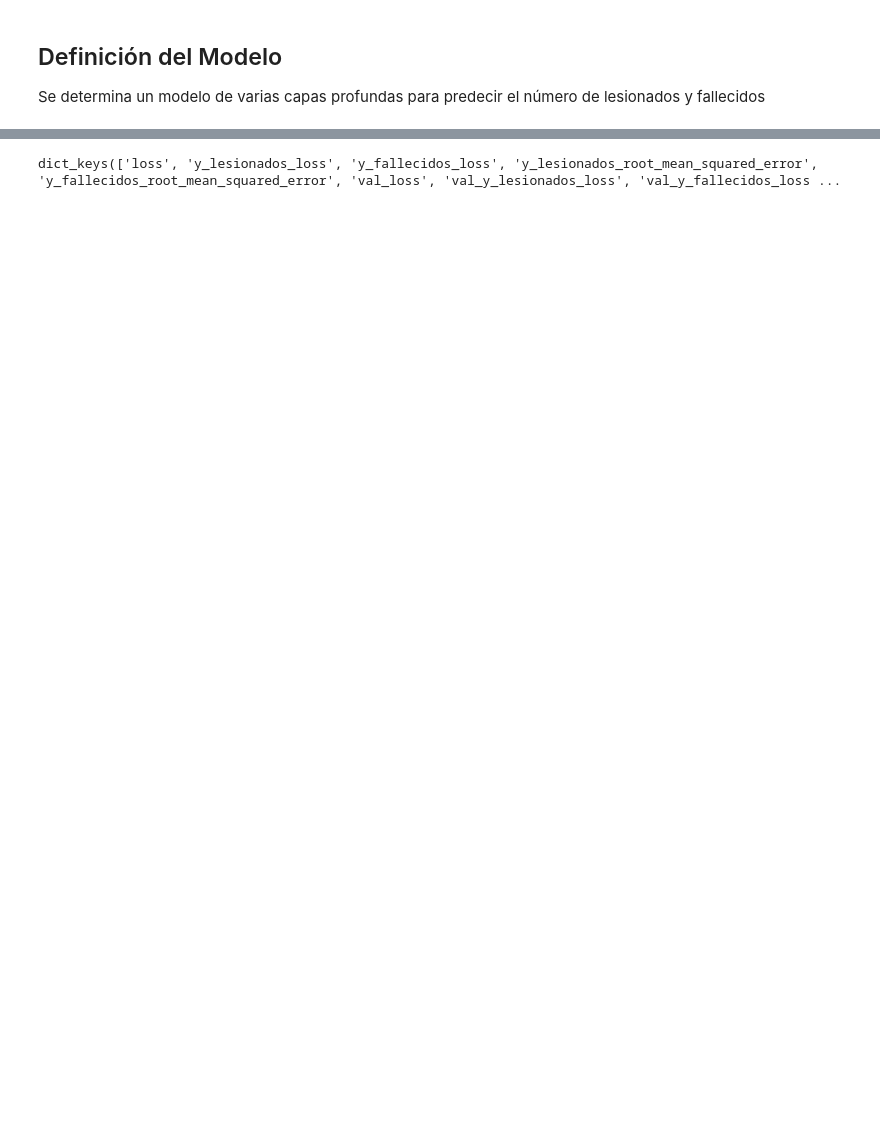
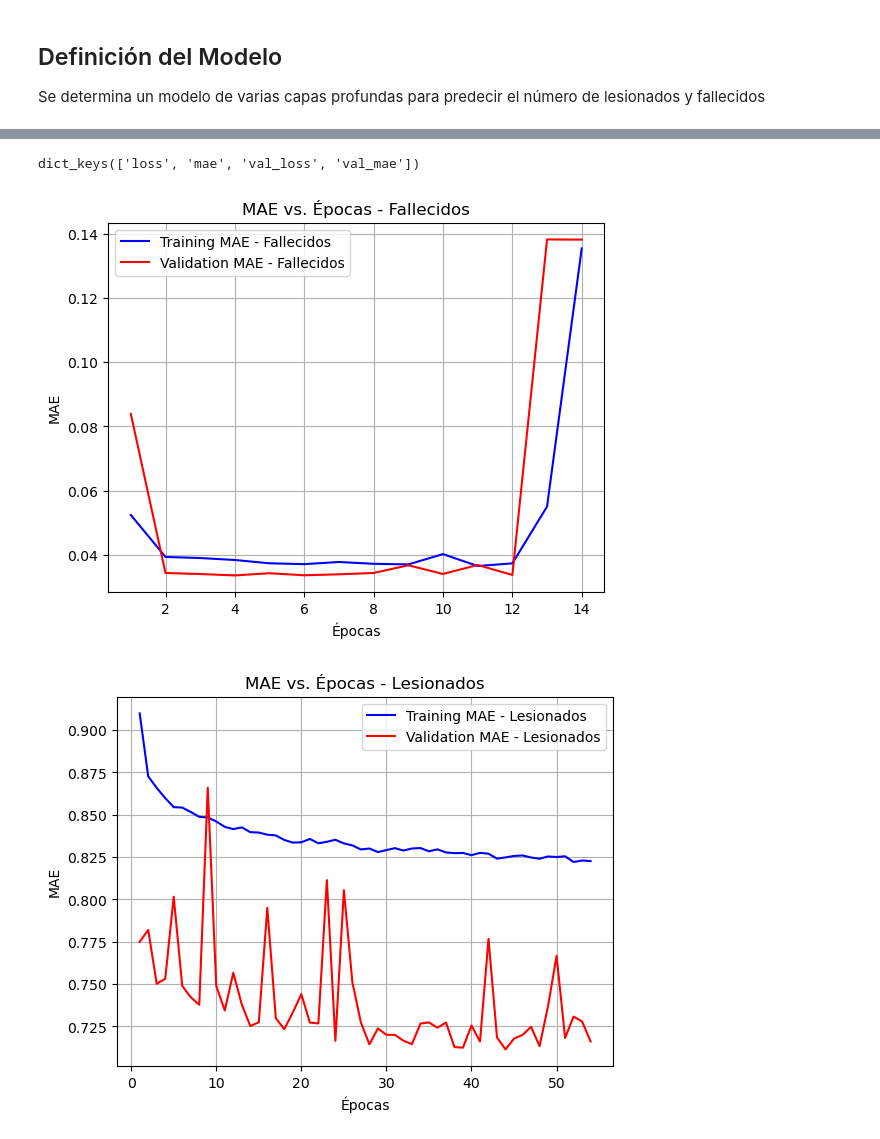
Before and after one commit to LeninGF/ant_accidentes_ml, a Jupyter notebook: classification.ipynb, the cells around one changed output, grey strips where cells are left out. Saved outputs shown, nothing was run; the diff lists cells and outputs as text; code cells hidden in the pictures; blank space fills up the shorter version.

```diff
--- a/classification.ipynb
+++ b/classification.ipynb
@@ -515,8 +517,11 @@ y_fallecidos_test = yr_test[:,1]
 # %% [markdown]
 Normalizando $\mathbf{Xr}$
 # %%
-Xr_train_norm = (Xr_train-Xr_train.mean())/Xr_train.std()
-Xr_test_norm = (Xr_test-Xr_test.mean())/Xr_test.std()
+from sklearn.preprocessing import normalize
+# Xr_train_norm = (Xr_train-Xr_train.mean())/Xr_train.std()
+Xr_train_norm = normalize(Xr_train)
+# Xr_test_norm = (Xr_test-Xr_test.mean())/Xr_test.std()
+Xr_test_norm = normalize(Xr_test)
 # %%
 Xr.shape, Xr_train.shape
 # %% [output]
@@ -576,0 +629,10 @@ regression_model.compile(optimizer = optimizer,
+# %%
+from tensorflow.keras.callbacks import EarlyStopping
+earlystopping = EarlyStopping(
+    monitor='val_loss',
+    # monitor='val_y_fallecidos_root_mean_squared_error',
+    # monitor='val_mae',
+    patience=10,
+    restore_best_weights=True)
+history_lesionados = regression_lesionados_model.fit(Xr_train_norm, y_lesionados_train, epochs = 200, batch_size = 128, callbacks=[earlystopping],
+                               validation_data = (Xr_test_norm, y_lesionados_test), verbose = 1)
@@ -576,0 +657,3 @@ regression_model.compile(optimizer = optimizer,
+# %%
+history_fallecidos = regression_fallecidos_model.fit(Xr_train_norm, y_fallecidos_train, epochs = 200, batch_size = 128, callbacks=[earlystopping],
+                               validation_data = (Xr_test_norm, y_fallecidos_test), verbose = 1)
@@ -602,5 +688,42 @@ Epoch 7/2000
-# %%
-history.history.keys()
-# %% [output]
-dict_keys(['loss', 'y_lesionados_loss', 'y_fallecidos_loss', 'y_lesionados_root_mean_squared_error', 'y_fallecidos_root_mean_squared_error', 'val_loss', 'val_y_lesionados_loss', 'val_y_fallecidos_loss ...
+# %%
+# history.history.keys()
+history_fallecidos.history.keys()
+# %% [output]
+dict_keys(['loss', 'mae', 'val_loss', 'val_mae'])
+# %%
+import matplotlib.pyplot as plt
+
+# Assuming you have already trained your regression_model and obtained the history
+# history = regression_model.fit(...)
+
+# Extract MSE values
+train_fallecidos_mae = history_fallecidos.history['loss']
+train_lesionados_mae = history_lesionados.history['loss']
+val_fallecidos_mae = history_fallecidos.history['val_loss']
+val_lesionados_mae = history_lesionados.history['val_loss']
+
+
+# Create a line plot
+epochs = range(1, len(train_fallecidos_mae) + 1)
+plt.plot(epochs, train_fallecidos_mae, 'b', label='Training MAE - Fallecidos')
+plt.plot(epochs, val_fallecidos_mae, 'r', label='Validation MAE - Fallecidos')
+plt.title('MAE vs. Épocas - Fallecidos')
+plt.xlabel('Épocas')
+plt.ylabel('MAE')
+plt.legend()
+plt.grid()
+plt.show()
+
+epochs = range(1, len(train_lesionados_mae) + 1)
+plt.plot(epochs, train_lesionados_mae, 'b', label='Training MAE - Lesionados')
+plt.plot(epochs, val_lesionados_mae, 'r', label='Validation MAE - Lesionados')
+plt.title('MAE vs. Épocas - Lesionados')
+plt.xlabel('Épocas')
+plt.ylabel('MAE')
+plt.legend()
+plt.grid()
+plt.show()
+# %% [output]
+[figure, added]
+[figure, added]
 # %%
```
Also changed, not shown: parts of 20 cells of this notebook.
